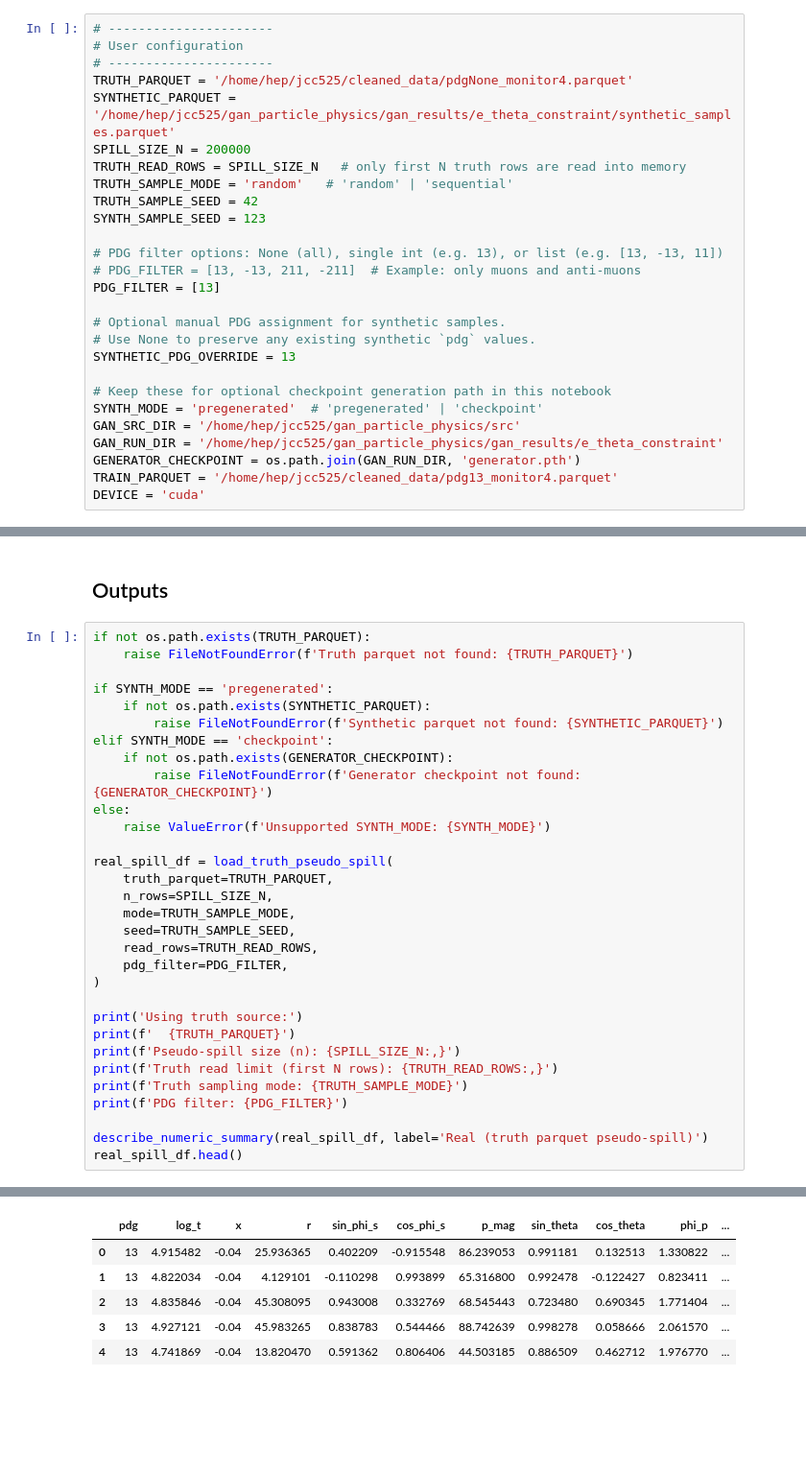
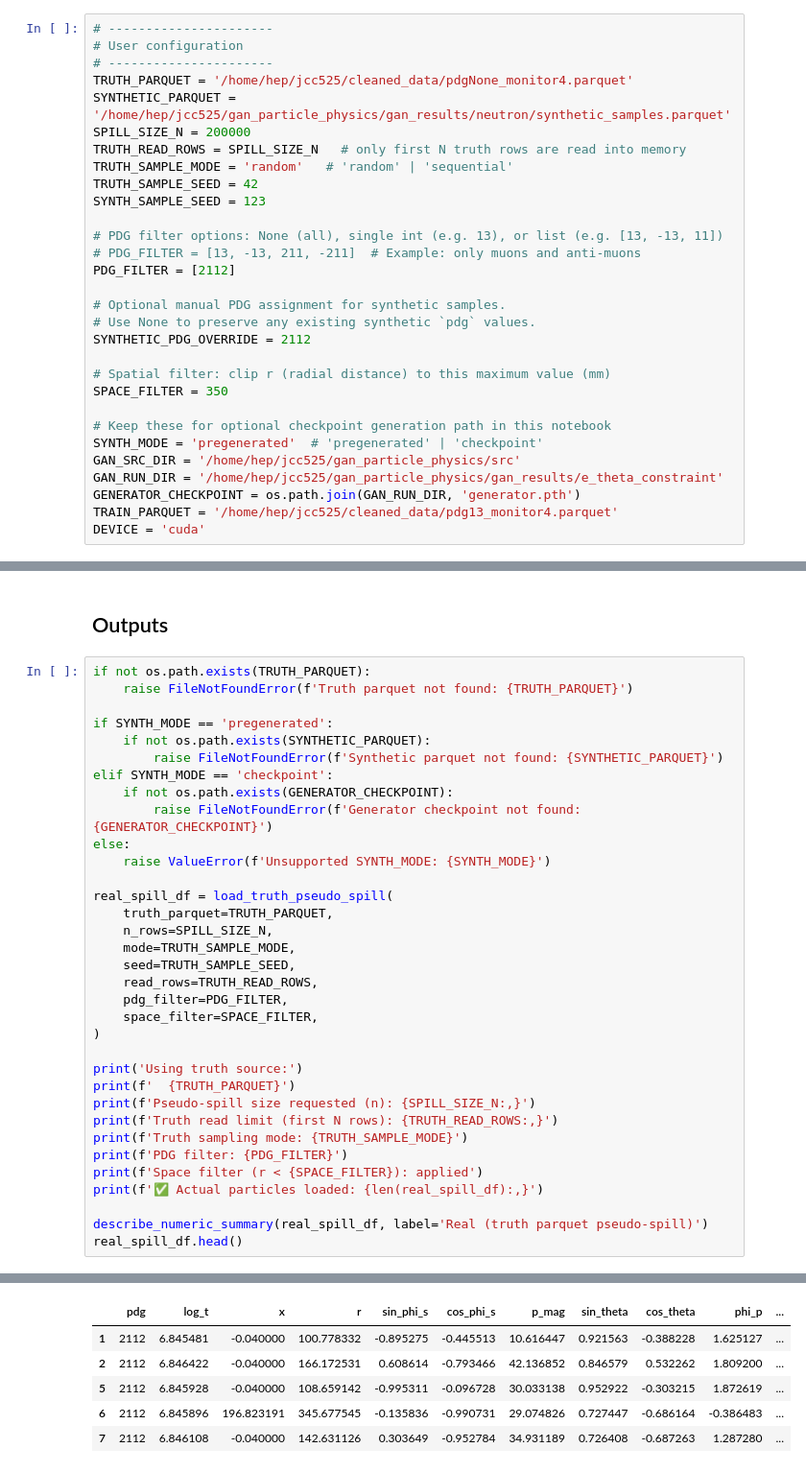
Before and after one commit to JonaCassens/gan_particle_physics, a Jupyter notebook: notebooks/event_display_spill.ipynb, the cells around one changed output, grey strips where cells are left out. Shown at 96% size. Drawn from its saved outputs; the diff is of its cells as text; blank space fills up the shorter version.

```diff
--- a/notebooks/event_display_spill.ipynb
+++ b/notebooks/event_display_spill.ipynb
@@ -36,7 +36,7 @@ pd.set_option('display.max_columns', 200)
 # User configuration
 # ----------------------
 TRUTH_PARQUET = '/home/hep/jcc525/cleaned_data/pdgNone_monitor4.parquet'
-SYNTHETIC_PARQUET = '/home/hep/jcc525/gan_particle_physics/gan_results/e_theta_constraint/synthetic_samples.parquet'
+SYNTHETIC_PARQUET = '/home/hep/jcc525/gan_particle_physics/gan_results/neutron/synthetic_samples.parquet'
 SPILL_SIZE_N = 200000
 TRUTH_READ_ROWS = SPILL_SIZE_N   # only first N truth rows are read into memory
 TRUTH_SAMPLE_MODE = 'random'   # 'random' | 'sequential'
@@ -45,11 +45,14 @@ SYNTH_SAMPLE_SEED = 123
 
 # PDG filter options: None (all), single int (e.g. 13), or list (e.g. [13, -13, 11])
 # PDG_FILTER = [13, -13, 211, -211]  # Example: only muons and anti-muons
-PDG_FILTER = [13]
+PDG_FILTER = [2112]
 
 # Optional manual PDG assignment for synthetic samples.
 # Use None to preserve any existing synthetic `pdg` values.
-SYNTHETIC_PDG_OVERRIDE = 13
+SYNTHETIC_PDG_OVERRIDE = 2112
+
+# Spatial filter: clip r (radial distance) to this maximum value (mm)
+SPACE_FILTER = 350
 
 # Keep these for optional checkpoint generation path in this notebook
 SYNTH_MODE = 'pregenerated'  # 'pregenerated' | 'checkpoint'
@@ -641,14 +541,17 @@ real_spill_df = load_truth_pseudo_spill(
     seed=TRUTH_SAMPLE_SEED,
     read_rows=TRUTH_READ_ROWS,
     pdg_filter=PDG_FILTER,
+    space_filter=SPACE_FILTER,
 )
 
 print('Using truth source:')
 print(f'  {TRUTH_PARQUET}')
-print(f'Pseudo-spill size (n): {SPILL_SIZE_N:,}')
+print(f'Pseudo-spill size requested (n): {SPILL_SIZE_N:,}')
 print(f'Truth read limit (first N rows): {TRUTH_READ_ROWS:,}')
 print(f'Truth sampling mode: {TRUTH_SAMPLE_MODE}')
 print(f'PDG filter: {PDG_FILTER}')
+print(f'Space filter (r < {SPACE_FILTER}): applied')
+print(f'✅ Actual particles loaded: {len(real_spill_df):,}')
 
 describe_numeric_summary(real_spill_df, label='Real (truth parquet pseudo-spill)')
 real_spill_df.head()
@@ -673,9 +576,9 @@ monitor_id          NaN
 |  | pdg | log_t | x | r | sin_phi_s | cos_phi_s | p_mag | sin_theta | cos_theta | phi_p | ... |
-| 0 | 13 | 4.915482 | -0.04 | 25.936365 | 0.402209 | -0.915548 | 86.239053 | 0.991181 | 0.132513 | 1.330822 | ... |
-| 1 | 13 | 4.822034 | -0.04 | 4.129101 | -0.110298 | 0.993899 | 65.316800 | 0.992478 | -0.122427 | 0.823411 | ... |
-| 2 | 13 | 4.835846 | -0.04 | 45.308095 | 0.943008 | 0.332769 | 68.545443 | 0.723480 | 0.690345 | 1.771404 | ... |
-| 3 | 13 | 4.927121 | -0.04 | 45.983265 | 0.838783 | 0.544466 | 88.742639 | 0.998278 | 0.058666 | 2.061570 | ... |
-| 4 | 13 | 4.741869 | -0.04 | 13.820470 | 0.591362 | 0.806406 | 44.503185 | 0.886509 | 0.462712 | 1.976770 | ... |
+| 1 | 2112 | 6.845481 | -0.040000 | 100.778332 | -0.895275 | -0.445513 | 10.616447 | 0.921563 | -0.388228 | 1.625127 | ... |
+| 2 | 2112 | 6.846422 | -0.040000 | 166.172531 | 0.608614 | -0.793466 | 42.136852 | 0.846579 | 0.532262 | 1.809200 | ... |
+| 5 | 2112 | 6.845928 | -0.040000 | 108.659142 | -0.995311 | -0.096728 | 30.033138 | 0.952922 | -0.303215 | 1.872619 | ... |
+| 6 | 2112 | 6.845896 | 196.823191 | 345.677545 | -0.135836 | -0.990731 | 29.074826 | 0.727447 | -0.686164 | -0.386483 | ... |
+| 7 | 2112 | 6.846108 | -0.040000 | 142.631126 | 0.303649 | -0.952784 | 34.931189 | 0.726408 | -0.687263 | 1.287280 | ... |
 # %%
 n_particles = len(real_spill_df)
 
```
Also changed, not shown: parts of 7 cells of this notebook, 6 other files.
